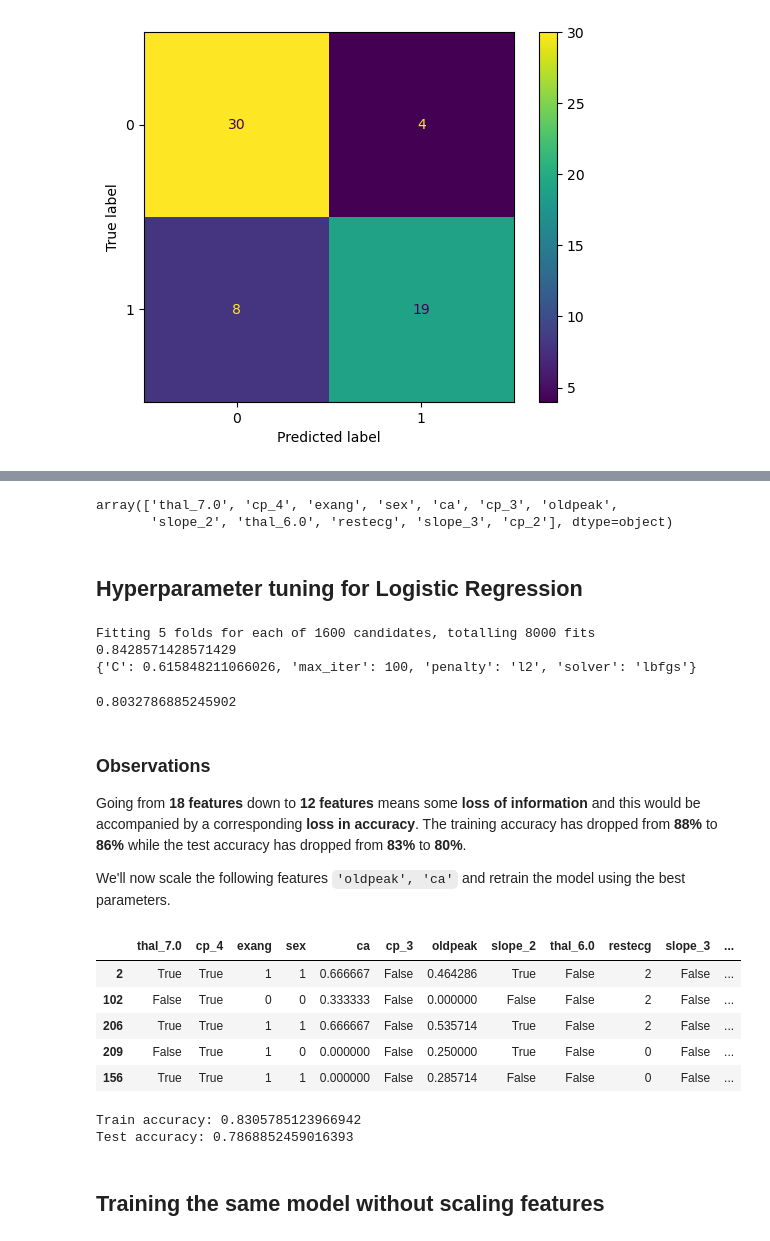
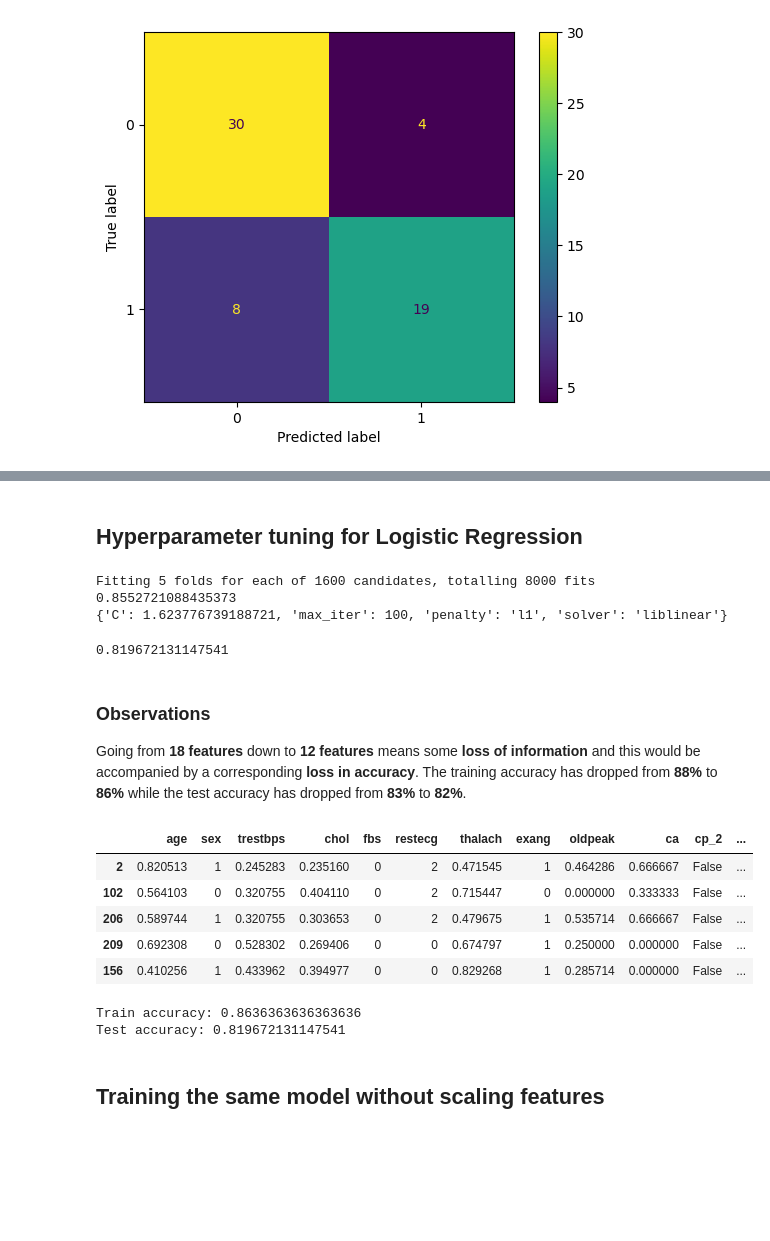
Before and after one commit to CyprianFusi/Predicting-Heart-Disease-using-Logistic-Regression-Classification-Algorithm, a Jupyter notebook: Classifying Heart Disease.ipynb, the cells around one changed output, grey strips where cells are left out. Cells and saved outputs as stored; diff of their text form; code cells hidden in the pictures; blank space fills up the shorter version.

```diff
--- a/Classifying Heart Disease.ipynb
+++ b/Classifying Heart Disease.ipynb
@@ -336,8 +363,2 @@ feature_importance.plot(x='Feature', y='Importance', kind='barh', figsize=(10, 6
-# %%
-selected_features = feature_importance.sort_values(by = 'Importance', ascending = False).Feature.head(12).values
-selected_features
-# %% [output]
-array(['thal_7.0', 'cp_4', 'exang', 'sex', 'ca', 'cp_3', 'oldpeak',
-       'slope_2', 'thal_6.0', 'restecg', 'slope_3', 'cp_2'], dtype=object)
 # %% [markdown]
 ## Hyperparameter tuning for Logistic Regression
@@ -356,7 +374,7 @@ param_grid = [
 log_reg = LogisticRegression()
 
 log_reg_gs = GridSearchCV(log_reg, param_grid = param_grid, cv = 5, verbose=True, n_jobs=-1)
-log_reg_gs.fit(X_train_selected, y_train)
+log_reg_gs.fit(X_train, y_train)
 best_score = log_reg_gs.best_score_
 best_params = log_reg_gs.best_params_
 
@@ -364,31 +382,29 @@ print(best_score)
 print(best_params)
 # %% [output]
 Fitting 5 folds for each of 1600 candidates, totalling 8000 fits
-0.8428571428571429
-{'C': 0.615848211066026, 'max_iter': 100, 'penalty': 'l2', 'solver': 'lbfgs'}
+0.8552721088435373
+{'C': 1.623776739188721, 'max_iter': 100, 'penalty': 'l1', 'solver': 'liblinear'}
 # %%
-accuracy = log_reg_gs.best_estimator_.score(X_test_selected, y_test)
+accuracy = log_reg_gs.best_estimator_.score(X_test, y_test)
 print(accuracy)
 # %% [output]
-0.8032786885245902
+0.819672131147541
 # %% [markdown]
 ### Observations
-Going from **18 features** down to **12 features** means some **loss of information** and this would be accompanied by a corresponding **loss in accuracy**. The training accuracy has dropped from **88%** to **86%** while the test accuracy has dropped from **83%** to **80%**.
-
-We'll now scale the following features `'oldpeak', 'ca'` and retrain the model using the best parameters.
+Going from **18 features** down to **12 features** means some **loss of information** and this would be accompanied by a corresponding **loss in accuracy**. The training accuracy has dropped from **88%** to **86%** while the test accuracy has dropped from **83%** to **82%**.
 # %%
-cols = ['oldpeak', 'ca']
-X_train_scaled = X_train_selected.copy()
+cols = ['age', 'trestbps', 'chol', 'thalach', 'oldpeak', 'ca']
+X_train_scaled = X_train.copy()
 for col in cols:
     scaler = MinMaxScaler()
     X_train_scaled[col] = scaler.fit_transform(X_train_scaled[[col]])
 
 X_train_scaled.head()
 # %% [output]
-|  | thal_7.0 | cp_4 | exang | sex | ca | cp_3 | oldpeak | slope_2 | thal_6.0 | restecg | slope_3 | ... |
-| 2 | True | True | 1 | 1 | 0.666667 | False | 0.464286 | True | False | 2 | False | ... |
-| 102 | False | True | 0 | 0 | 0.333333 | False | 0.000000 | False | False | 2 | False | ... |
-| 206 | True | True | 1 | 1 | 0.666667 | False | 0.535714 | True | False | 2 | False | ... |
-| 209 | False | True | 1 | 0 | 0.000000 | False | 0.250000 | True | False | 0 | False | ... |
-| 156 | True | True | 1 | 1 | 0.000000 | False | 0.285714 | False | False | 0 | False | ... |
+|  | age | sex | trestbps | chol | fbs | restecg | thalach | exang | oldpeak | ca | cp_2 | ... |
+| 2 | 0.820513 | 1 | 0.245283 | 0.235160 | 0 | 2 | 0.471545 | 1 | 0.464286 | 0.666667 | False | ... |
+| 102 | 0.564103 | 0 | 0.320755 | 0.404110 | 0 | 2 | 0.715447 | 0 | 0.000000 | 0.333333 | False | ... |
+| 206 | 0.589744 | 1 | 0.320755 | 0.303653 | 0 | 2 | 0.479675 | 1 | 0.535714 | 0.666667 | False | ... |
+| 209 | 0.692308 | 0 | 0.528302 | 0.269406 | 0 | 0 | 0.674797 | 1 | 0.250000 | 0.000000 | False | ... |
+| 156 | 0.410256 | 1 | 0.433962 | 0.394977 | 0 | 0 | 0.829268 | 1 | 0.285714 | 0.000000 | False | ... |
 # %%
@@ -398,7 +414,7 @@ for col in cols:
     scaler = MinMaxScaler()
     X_test_scaled[col] = scaler.fit_transform(X_test_scaled[[col]])
 # %%
-log_reg_model = LogisticRegression(C = 0.615848211066026, max_iter = 100, penalty = 'l2', solver = 'lbfgs')
+log_reg_model = LogisticRegression(C = 1.623776739188721, max_iter = 100, penalty = 'l1', solver = 'liblinear')
 log_reg_model.fit(X_train_scaled, y_train)
 
 acc_train = log_reg_model.score(X_train_scaled, y_train)
@@ -408,8 +424,8 @@ acc_test = log_reg_model.score(X_test_scaled, y_test)
 print(f'Train accuracy: {acc_train}')
 print(f'Test accuracy: {acc_test}')
 # %% [output]
-Train accuracy: 0.8305785123966942
-Test accuracy: 0.7868852459016393
+Train accuracy: 0.8636363636363636
+Test accuracy: 0.819672131147541
 # %% [markdown]
 ## Training the same model without scaling features
 # %%
```
Also changed, not shown: parts of 19 cells of this notebook.
